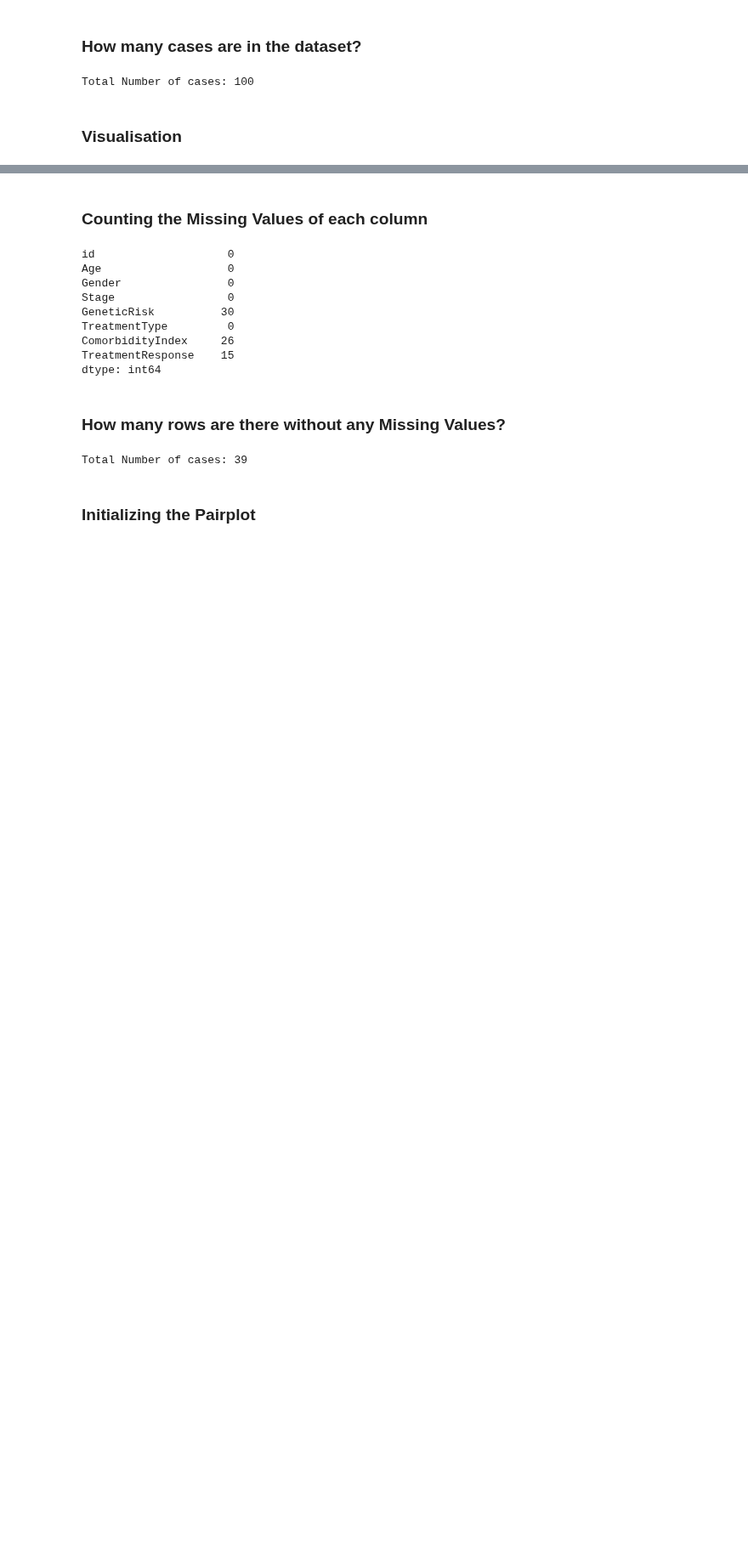
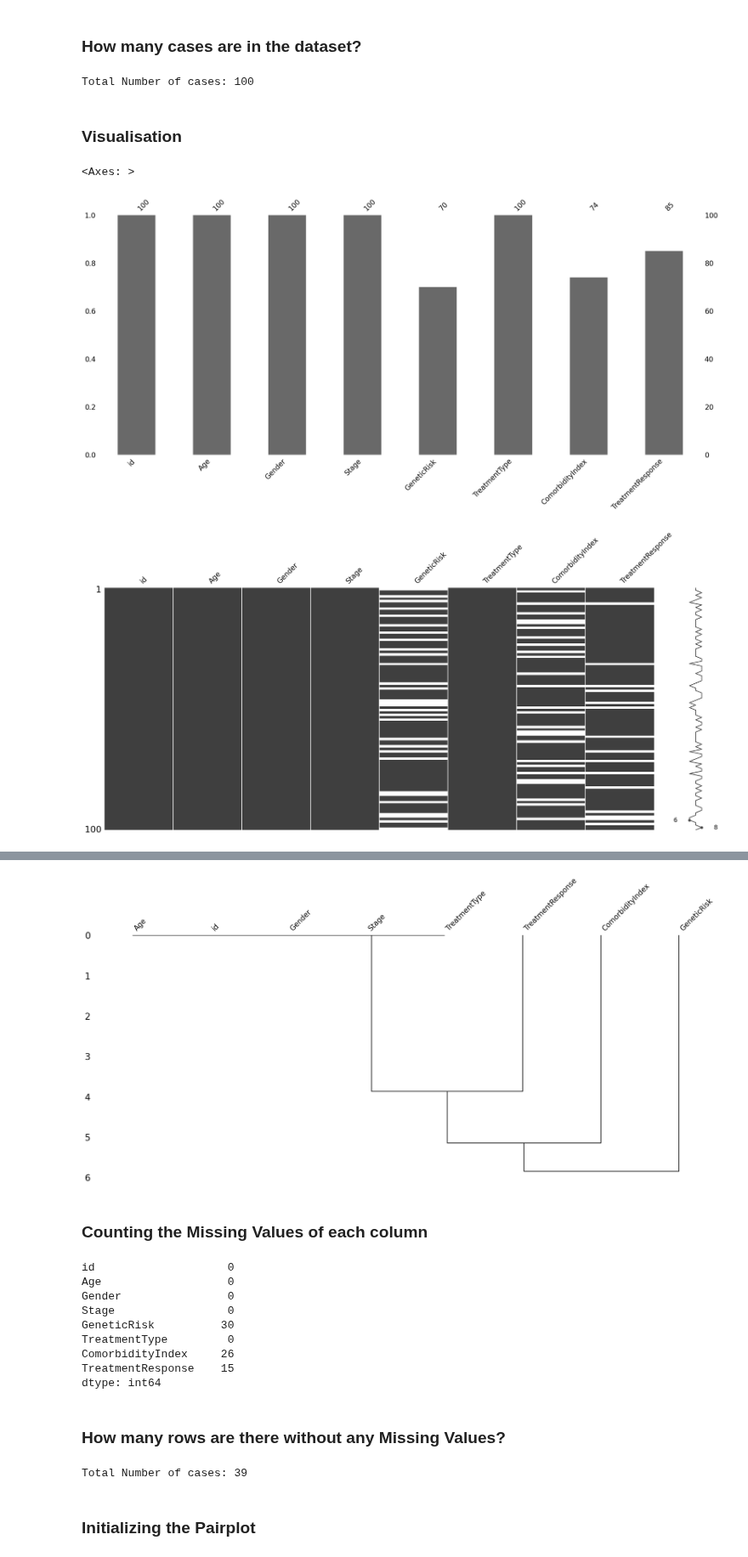
Before and after one commit to bencastello/Machine-Learning-Assignment-2, a Jupyter notebook: ml_assignment_2.ipynb, the cells around one changed output, grey strips where cells are left out. Shown at 85% size. Cells and saved outputs as stored; diff of their text form; code cells hidden in the pictures; blank space fills up the shorter version.

```diff
--- a/ml_assignment_2.ipynb
+++ b/ml_assignment_2.ipynb
@@ -54,7 +54,11 @@ Total Number of cases: 100
 # %% [markdown]
 ### Visualisation
 # %%
-#msno.bar(train_csv)
-#msno.matrix(train_csv)
-#msno.heatmap(train_csv)
-#msno.dendrogram(train_csv)
+msno.bar(train_csv)
+msno.matrix(train_csv)
+msno.heatmap(train_csv)
+msno.dendrogram(train_csv)
+# %% [output]
+<Axes: >
+[figure, added]
+[figure, added]
@@ -61,3 +66,4 @@ Total Number of cases: 100
+[figure, added]
 # %% [markdown]
 ### Counting the Missing Values of each column
 # %%
```
Also changed, not shown: parts of 2 cells of this notebook.
